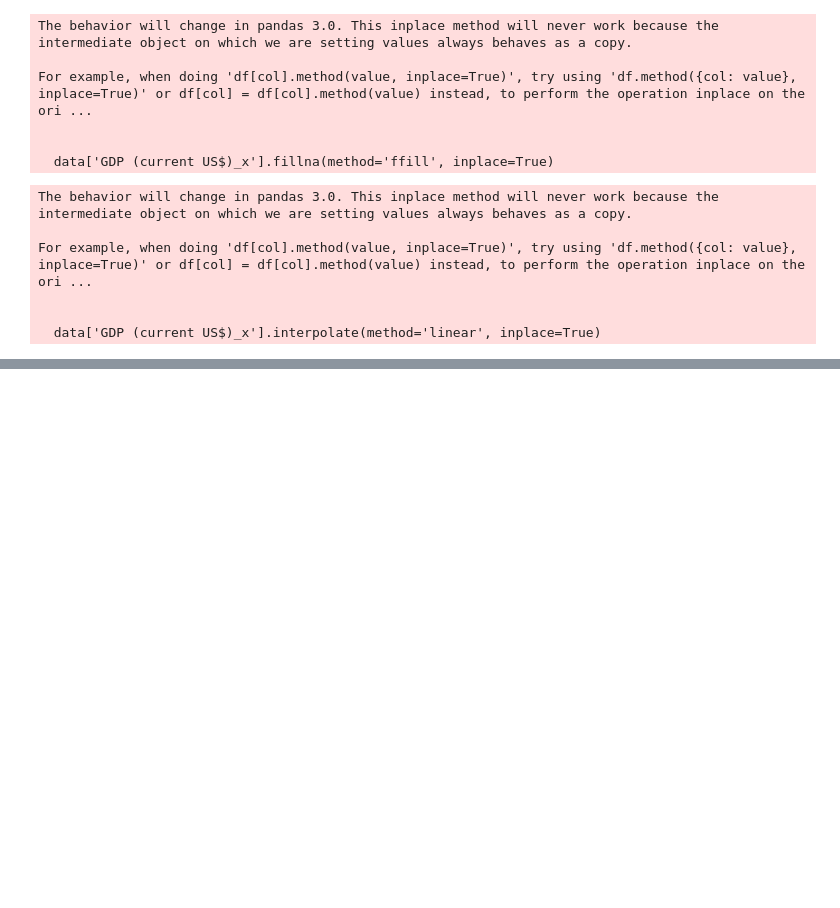
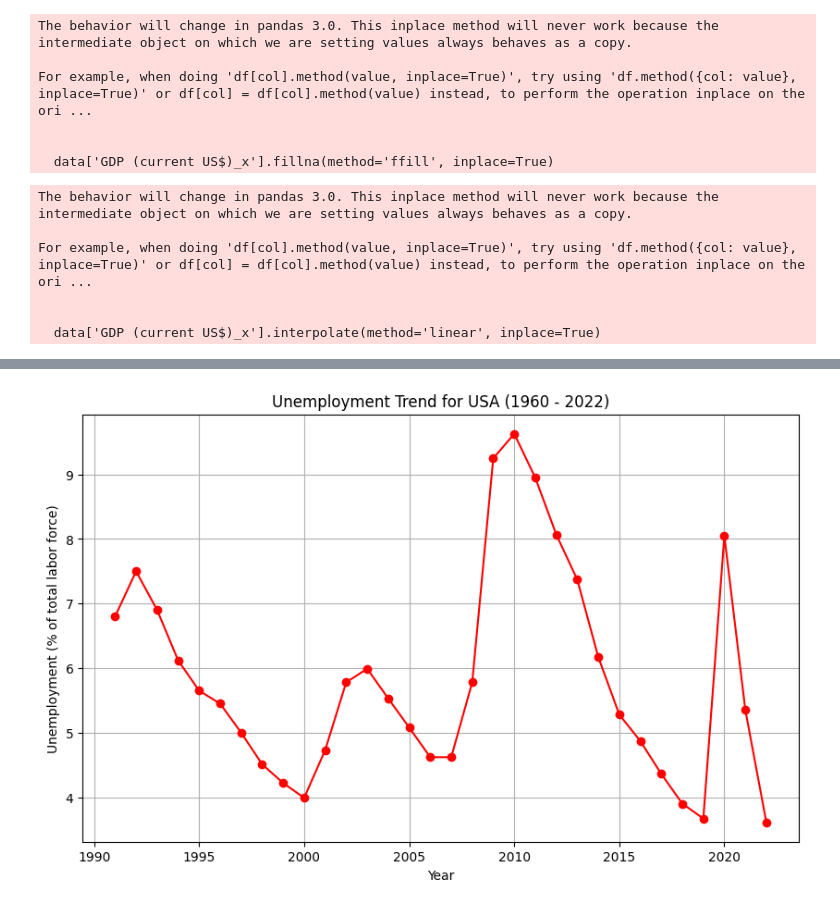
Before and after one commit to LuisAll12/World_Economic_Indicators_1960-2022, a Jupyter notebook: Python_Code.ipynb, the cells around one changed output, grey strips where cells are left out. Saved outputs shown, nothing was run; the diff lists cells and outputs as text; code cells hidden in the pictures; blank space fills up the shorter version.

```diff
--- a/Python_Code.ipynb
+++ b/Python_Code.ipynb
@@ -109,0 +147,11 @@ print(data.head())
+# %%
+# Plotting unemployment rates over the years for a specific country
+plt.figure(figsize=(10, 6))
+plt.plot(data_country['Year'], data_country['Unemployment, total (% of total labor force)'], marker='o', linestyle='-', color='red')
+plt.title(f'Unemployment Trend for {country_code} (1960 - 2022)')
+plt.xlabel('Year')
+plt.ylabel('Unemployment (% of total labor force)')
+plt.grid(True)
+plt.show()
+# %% [output]
+[figure, added]
```
Also changed, not shown: parts of 4 cells of this notebook.
